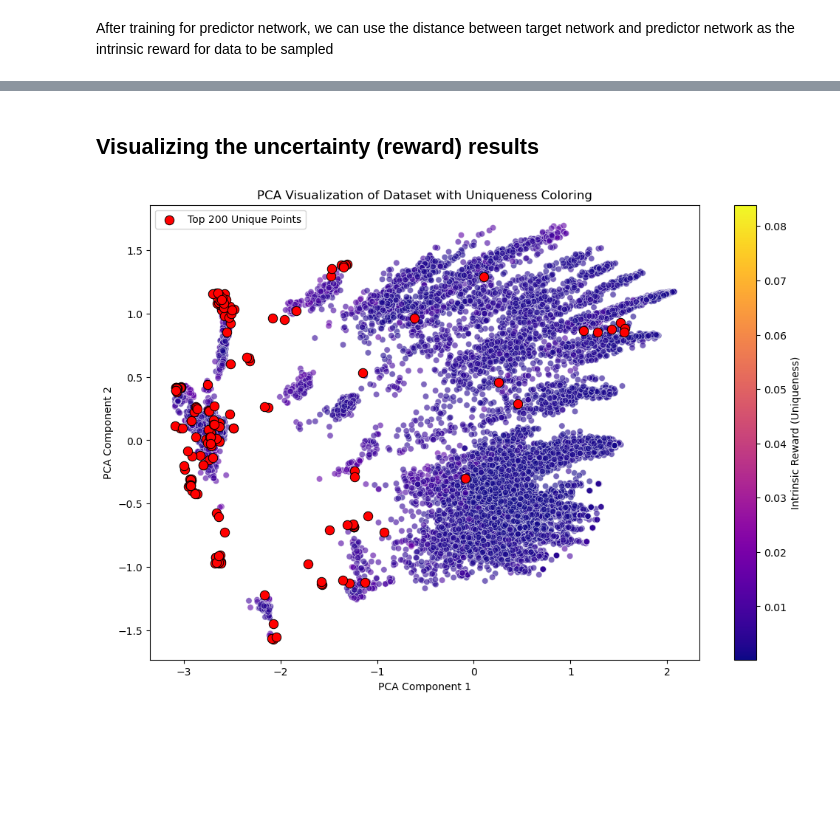
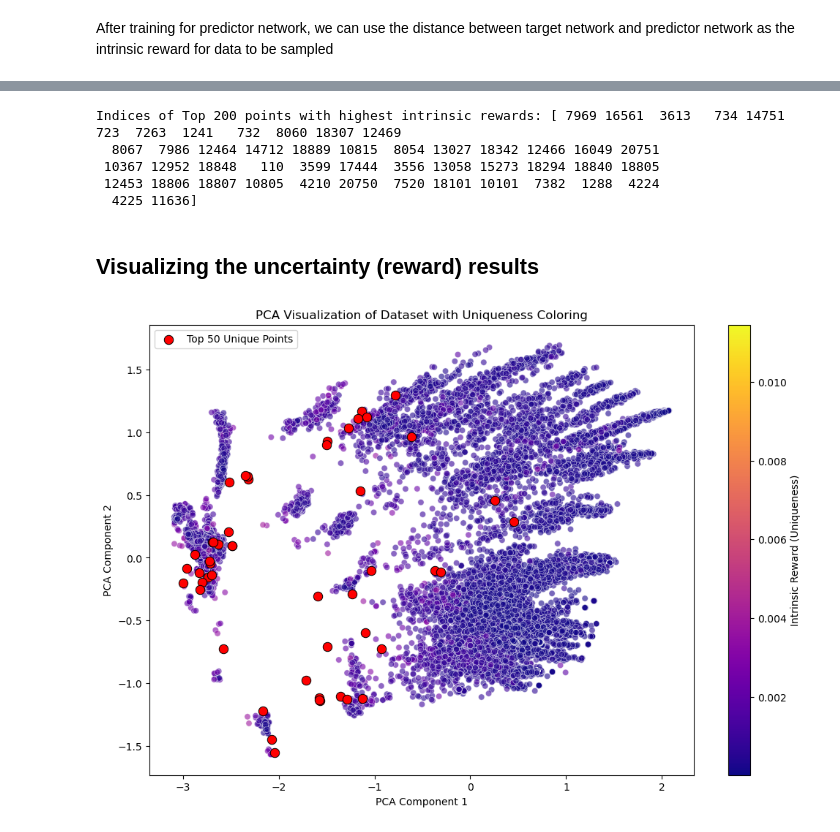
Before and after one commit to QuantumMisaka/dpeva, a Jupyter notebook: examples/uncertain/rnd.ipynb, the cells around one changed output, grey strips where cells are left out. Cells and saved outputs as stored; diff of their text form; code cells hidden in the pictures; blank space fills up the shorter version.

```diff
--- a/examples/uncertain/rnd.ipynb
+++ b/examples/uncertain/rnd.ipynb
@@ -22,3 +22,9 @@ desc.shape
 The Random Network Distillation (RND) is a method to learn the representation of the environment and calculate the intrinsic reward of the target data. The idea is to train a neural network to predict the output of a fixed randomly initialized neural network. The fixed network is used to generate the target, and the trainable network is used to predict the target. The intrinsic reward is calculated by the difference between the target and the prediction which is used to train the agent to explore the environment.
 
 Here in MLIP active learning ,the 'agnet' is our MLIP and the environment is the atomistic space.
+# %%
+# randomly choose 80% of the data as training data
+np.random.seed(19090)
+train_index = np.random.choice(range(len(all_desc_stru)), int(0.8*len(all_desc_stru)), replace=False)
+desc = all_desc_stru[train_index]
+desc.shape
@@ -26,9 +34,10 @@ Here in MLIP active learning ,the 'agnet' is our MLIP and the environment is the
 %%time
 # parameters, can be tuned
 input_dim = desc.shape[-1]  # input dimension
-output_dim = desc.shape[-1]   # output dimension, no need to be the same as input_dim. here we use the same dimension for simplicity
+output_dim = 240  # output dimension
 hidden_dim = 240  # hidden dimension
 num_residual_blocks = 1  # number of residual blocks
+device = "cpu"  # device
 
 # initialization
 rnd = RandomNetworkDistillation(
@@ -37,17 +46,15 @@ rnd = RandomNetworkDistillation(
             hidden_dim=hidden_dim,
             num_residual_blocks=num_residual_blocks,
             distance_metric="cossim",
-            use_normalization=False)
+            device=device)
 
 # fit the predictor network
 rnd.train(desc,
-          num_epochs=40,
-          batch_size=4096,
+          num_batches=4000,
+          batch_size=2048,
           initial_lr=1e-3,
-          gamma=0.90,
-          loss_down_step=5,)
-
-# save the target and predictor networks
-# rnd.save_predictor_network("rnd_predictor.pth")
-# rnd.save_target_network("rnd_target.pth")
+          gamma=0.98,
+          decay_steps=20,
+          disp_freq=200,
+          save_freq=1000)
 # %% [output]
@@ -78,5 +85,5 @@ intrinsic_rewards = []
 batch_size = 4096
 
 # transform intrinsic_rewards to numpy array
-intrinsic_rewards = rnd.eval_intrinsic_rewards(desc, batch_size=batch_size)
+intrinsic_rewards = rnd.eval_intrinsic_rewards(all_desc_stru, batch_size=batch_size)
 # %% [output]
@@ -108,42 +103,48 @@ Indices of Top 200 points with highest intrinsic rewards: [ 2487 14297  3177  25
 # %%
 # top 200 unique points
 top_50_indices = np.argsort(intrinsic_rewards)[-50:]
-top_50_points = desc[top_50_indices]
+top_50_points = all_desc_stru[top_50_indices]
 
 print("Indices of Top 200 points with highest intrinsic rewards:", top_50_indices)
+# %% [output]
+Indices of Top 200 points with highest intrinsic rewards: [ 7969 16561  3613   734 14751   723  7263  1241   732  8060 18307 12469
+  8067  7986 12464 14712 18889 10815  8054 13027 18342 12466 16049 20751
+ 10367 12952 18848   110  3599 17444  3556 13058 15273 18294 18840 18805
+ 12453 18806 18807 10805  4210 20750  7520 18101 10101  7382  1288  4224
+  4225 11636]
 # %% [markdown]
 ## Visualizing the uncertainty (reward) results
 # %%
 # PCA reduction
 pca = PCA(n_components=2)
-pca_result = pca.fit_transform(desc)
+pca_result = pca.fit_transform(all_desc_stru)
 top_50_pca_result = pca.transform(top_50_points) # PCA reduction for top 200 unique points in the same space
 
 plt.figure(figsize=(12, 8))
 
 ax = sns.scatterplot(
     x=pca_result[:, 0], y=pca_result[:, 1],
     hue=intrinsic_rewards, palette="plasma", alpha=0.6, legend=False
 )
 
 sns.scatterplot(
     x=top_50_pca_result[:, 0], y=top_50_pca_result[:, 1],
     color="red", label="Top 50 Unique Points", s=80, edgecolor="black"
 )
 
 norm = plt.Normalize(intrinsic_rewards.min(), intrinsic_rewards.max())
 sm = plt.cm.ScalarMappable(cmap="plasma", norm=norm)
 sm.set_array([])
 plt.colorbar(sm, ax=ax, label="Intrinsic Reward (Uniqueness)")  # 指定 ax 参数
 
 # 添加标题和标签
 plt.title("PCA Visualization of Dataset with Uniqueness Coloring")
 plt.xlabel("PCA Component 1")
 plt.ylabel("PCA Component 2")
 plt.legend()
 plt.show()
 # %% [output]
-[figure, old version]
+[figure, new version]
 # %%
 plt.figure(figsize=(10, 6))
 sns.kdeplot(intrinsic_rewards, color="blue", label="Intrinsic Reward Distribution")  #
```
Also changed, not shown: parts of 6 cells of this notebook, 2 other files.
